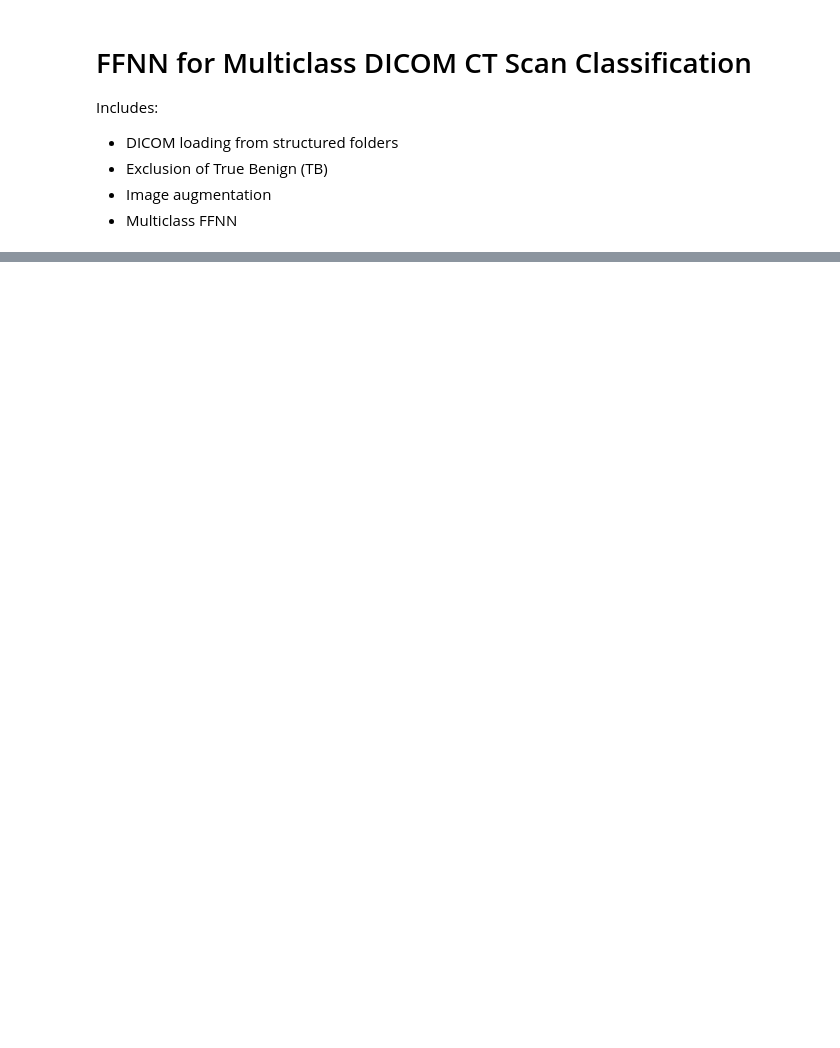
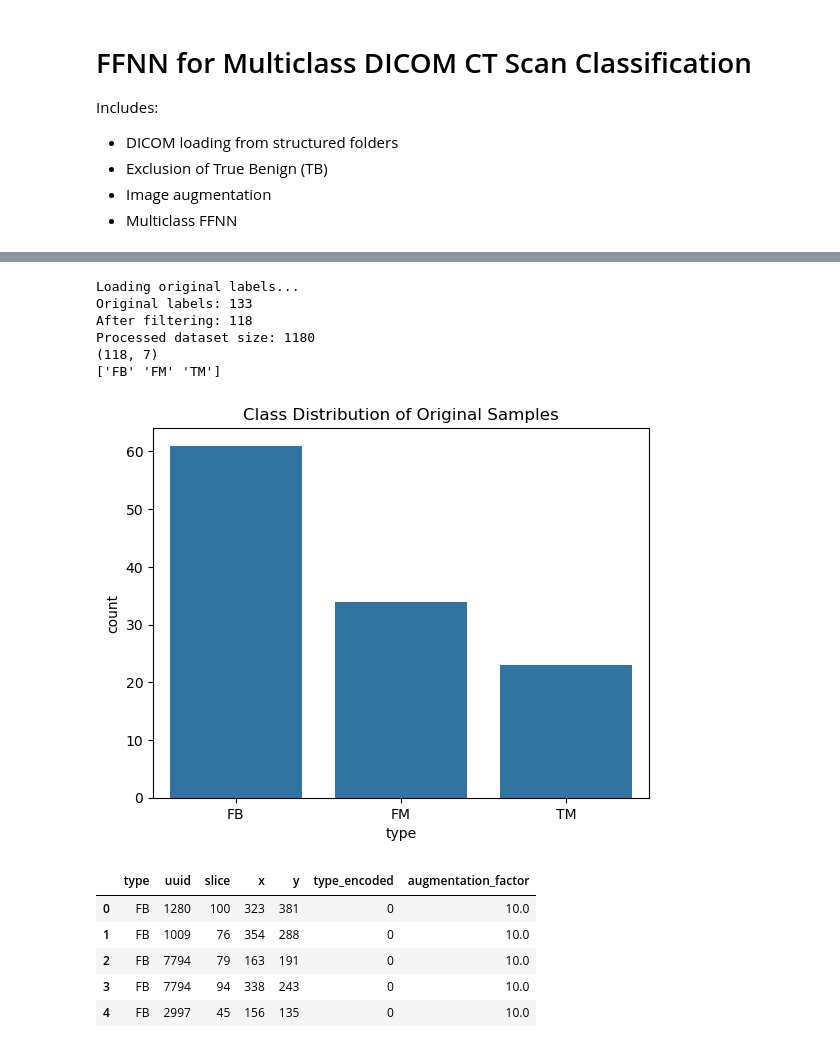
Before and after one commit to jtn50/lungdeepfake, a Jupyter notebook: FFNN_Model_1_GK.ipynb, the cells around one changed output, grey strips where cells are left out. Saved outputs shown, nothing was run; the diff lists cells and outputs as text; code cells hidden in the pictures; blank space fills up the shorter version.

```diff
--- a/FFNN_Model_1_GK.ipynb
+++ b/FFNN_Model_1_GK.ipynb
@@ -86,0 +496,37 @@ for _, row in labels_df.iterrows():
+# %%
+# Just to grab the data to look at our distribution
+labels_csv = "../final_project/data/Tampered Scans/labels_exp1.csv"
+processed_data = "tampered_scans_dataset.npy"
+processed_labels = "tampered_scans_dataset_labels.npy"
+
+# Run the complete EDA
+df, label_encoder = create_eda_dataframe(
+    labels_csv_path=labels_csv,
+    processed_data_path=processed_data,
+    processed_labels_path=processed_labels
+)
+
+print(df.shape)
+print(df['type'].unique())
+# %% [output]
+Loading original labels...
+Original labels: 133
+After filtering: 118
+Processed dataset size: 1180
+(118, 7)
+['FB' 'FM' 'TM']
+# %%
+# Plot Distribution
+sns.countplot(data=df, x="type")
+plt.title('Class Distribution of Original Samples')
+plt.show()
+
+df.head()
+# %% [output]
+[figure, added]
+|  | type | uuid | slice | x | y | type_encoded | augmentation_factor |
+| 0 | FB | 1280 | 100 | 323 | 381 | 0 | 10.0 |
+| 1 | FB | 1009 | 76 | 354 | 288 | 0 | 10.0 |
+| 2 | FB | 7794 | 79 | 163 | 191 | 0 | 10.0 |
+| 3 | FB | 7794 | 94 | 338 | 243 | 0 | 10.0 |
+| 4 | FB | 2997 | 45 | 156 | 135 | 0 | 10.0 |
```
Also changed, not shown: parts of 18 cells of this notebook.
